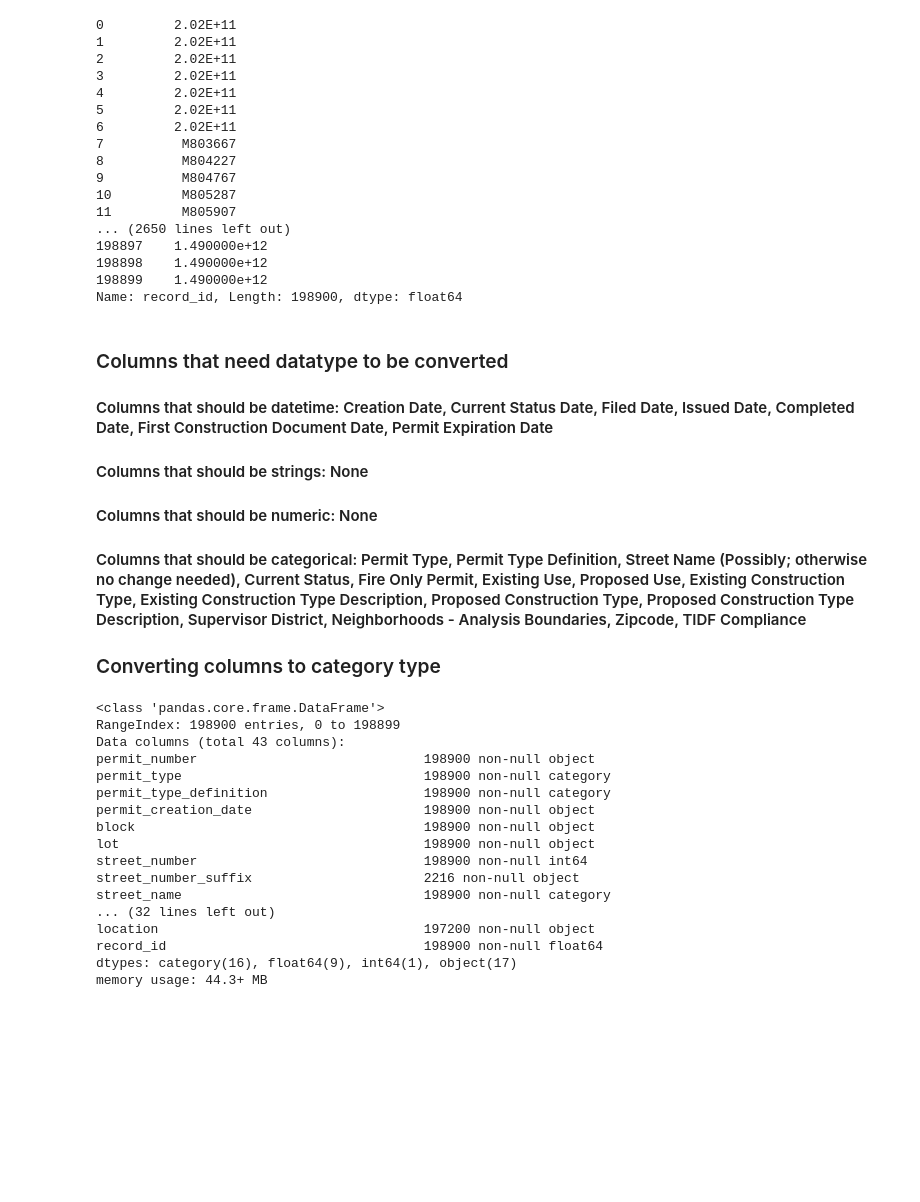
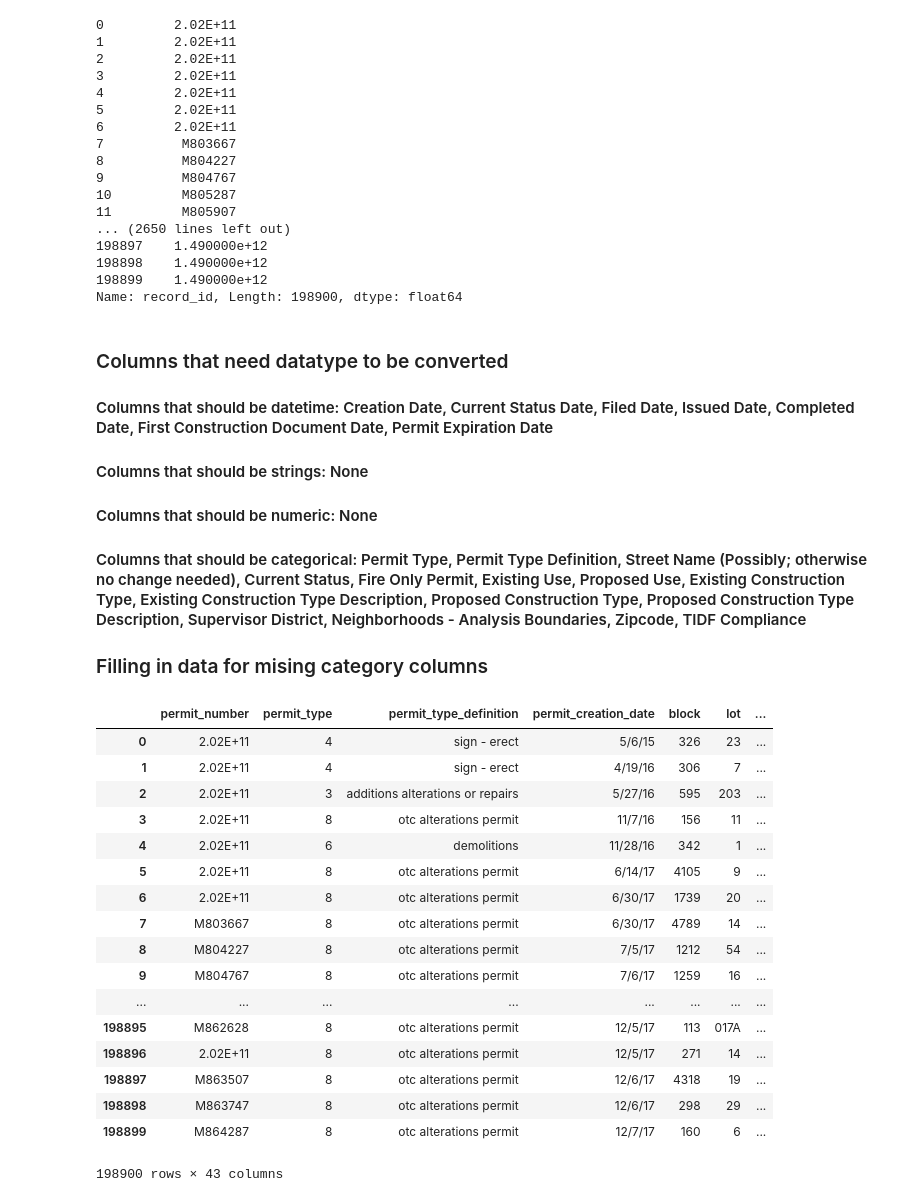
Before and after one commit to hershcode/Springboard, a Jupyter notebook: Capstone_1/Data_Cleaning.ipynb, the cells around one changed output. Cells and saved outputs as stored; diff of their text form; code cells hidden in the pictures; blank space fills up the shorter version.

```diff
--- a/Capstone_1/Data_Cleaning.ipynb
+++ b/Capstone_1/Data_Cleaning.ipynb
@@ -124,30 +119,33 @@ Name: record_id, Length: 198900, dtype: float64
 #### Columns that should be numeric: None
 #### Columns that should be categorical: Permit Type, Permit Type Definition, Street Name (Possibly; otherwise no change needed), Current Status, Fire Only Permit, Existing Use, Proposed Use, Existing Construction Type, Existing Construction Type Description, Proposed Construction Type, Proposed Construction Type Description, Supervisor District, Neighborhoods - Analysis Boundaries, Zipcode, TIDF Compliance
 
-### Converting columns to category type
+### Filling in data for mising category columns
 # %%
-cols = ['permit_type', 'permit_type_definition', 'street_name', 'current_status', 'fire_only_permit', 'existing_use',
-        'proposed_use', 'existing_construction_type', 'existing_construction_type_description',
-        'proposed_construction_type', 'proposed_construction_type_description', 'supervisor_district',
-        'neighborhoods', 'zipcode', 'tidf_compliance', 'site_permit']
+cols_category = {'permit_type':'unknown', 'permit_type_definition':'unknown', 'street_name':'unknown',
+        'current_status':'unknown', 'fire_only_permit':'unknown', 'existing_use':'unknown',
+        'proposed_use':'unknown', 'existing_construction_type':'unknown',
+        'existing_construction_type_description':'unknown', 'proposed_construction_type':'unknown',
+        'proposed_construction_type_description':'unknown', 'supervisor_district':'unknown', 'neighborhoods':'unknown',
+        'zipcode':'unknown', 'tidf_compliance':'unknown', 'site_permit':'unknown', 'unit':'unknown'}
 
-to_category(columns = cols, dataframe = df_raw)
-df_raw.info()
+df_raw.fillna(value=cols_category, inplace=True)
+df_raw
 # %% [output]
+|  | permit_number | permit_type | permit_type_definition | permit_creation_date | block | lot | ... |
+| 0 | 2.02E+11 | 4 | sign - erect | 5/6/15 | 326 | 23 | ... |
+| 1 | 2.02E+11 | 4 | sign - erect | 4/19/16 | 306 | 7 | ... |
+| 2 | 2.02E+11 | 3 | additions alterations or repairs | 5/27/16 | 595 | 203 | ... |
+| 3 | 2.02E+11 | 8 | otc alterations permit | 11/7/16 | 156 | 11 | ... |
+| 4 | 2.02E+11 | 6 | demolitions | 11/28/16 | 342 | 1 | ... |
+| 5 | 2.02E+11 | 8 | otc alterations permit | 6/14/17 | 4105 | 9 | ... |
+| 6 | 2.02E+11 | 8 | otc alterations permit | 6/30/17 | 1739 | 20 | ... |
+| 7 | M803667 | 8 | otc alterations permit | 6/30/17 | 4789 | 14 | ... |
+| 8 | M804227 | 8 | otc alterations permit | 7/5/17 | 1212 | 54 | ... |
+| 9 | M804767 | 8 | otc alterations permit | 7/6/17 | 1259 | 16 | ... |
+| ... | ... | ... | ... | ... | ... | ... | ... |
+| 198895 | M862628 | 8 | otc alterations permit | 12/5/17 | 113 | 017A | ... |
+| 198896 | 2.02E+11 | 8 | otc alterations permit | 12/5/17 | 271 | 14 | ... |
+| 198897 | M863507 | 8 | otc alterations permit | 12/6/17 | 4318 | 19 | ... |
+| 198898 | M863747 | 8 | otc alterations permit | 12/6/17 | 298 | 29 | ... |
+| 198899 | M864287 | 8 | otc alterations permit | 12/7/17 | 160 | 6 | ... |
-<class 'pandas.core.frame.DataFrame'>
-RangeIndex: 198900 entries, 0 to 198899
-Data columns (total 43 columns):
-permit_number                             198900 non-null object
-permit_type                               198900 non-null category
-permit_type_definition                    198900 non-null category
-permit_creation_date                      198900 non-null object
-block                                     198900 non-null object
-lot                                       198900 non-null object
-street_number                             198900 non-null int64
-street_number_suffix                      2216 non-null object
-street_name                               198900 non-null category
-... (32 lines left out)
-location                                  197200 non-null object
-record_id                                 198900 non-null float64
-dtypes: category(16), float64(9), int64(1), object(17)
-memory usage: 44.3+ MB
+198900 rows × 43 columns
```
Also changed, not shown: parts of 24 cells of this notebook, 1 other file.
